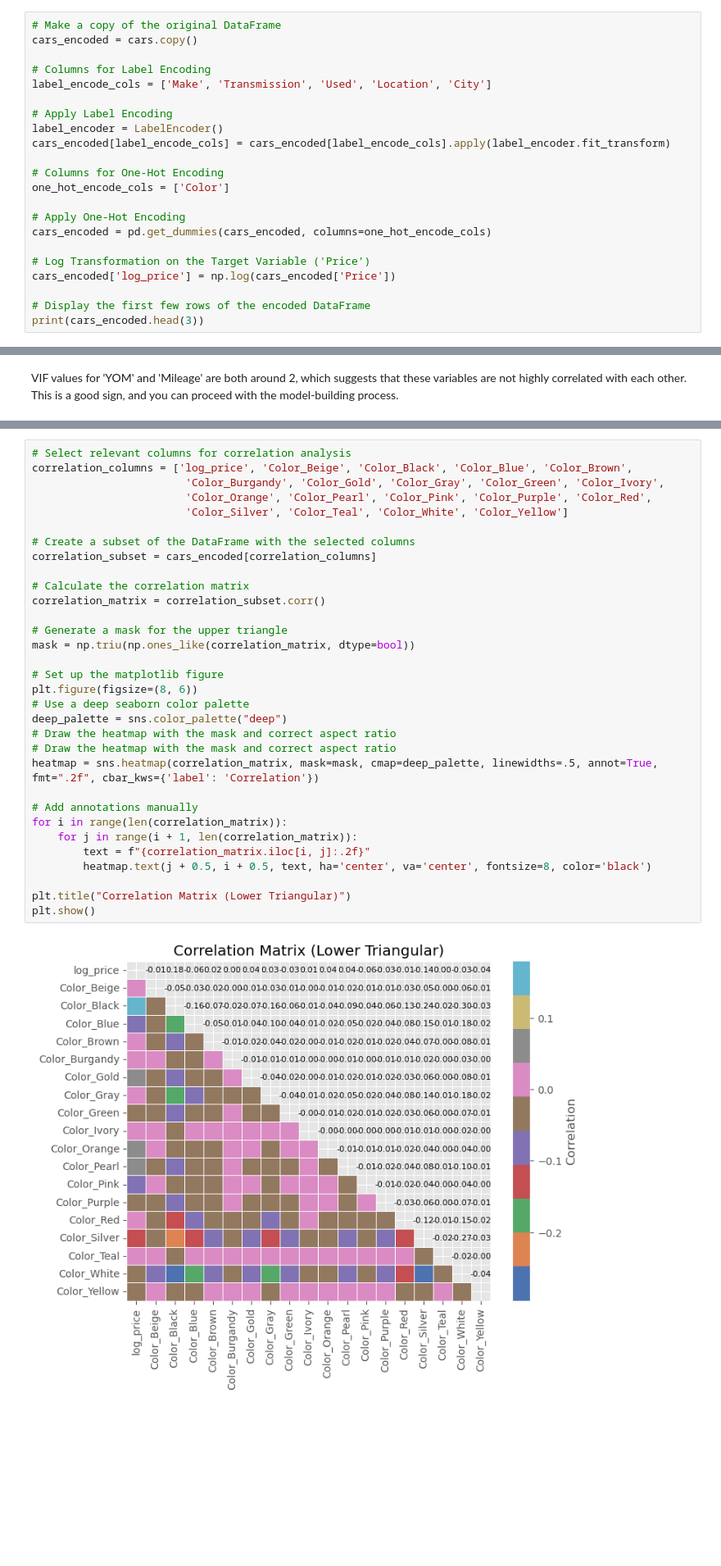
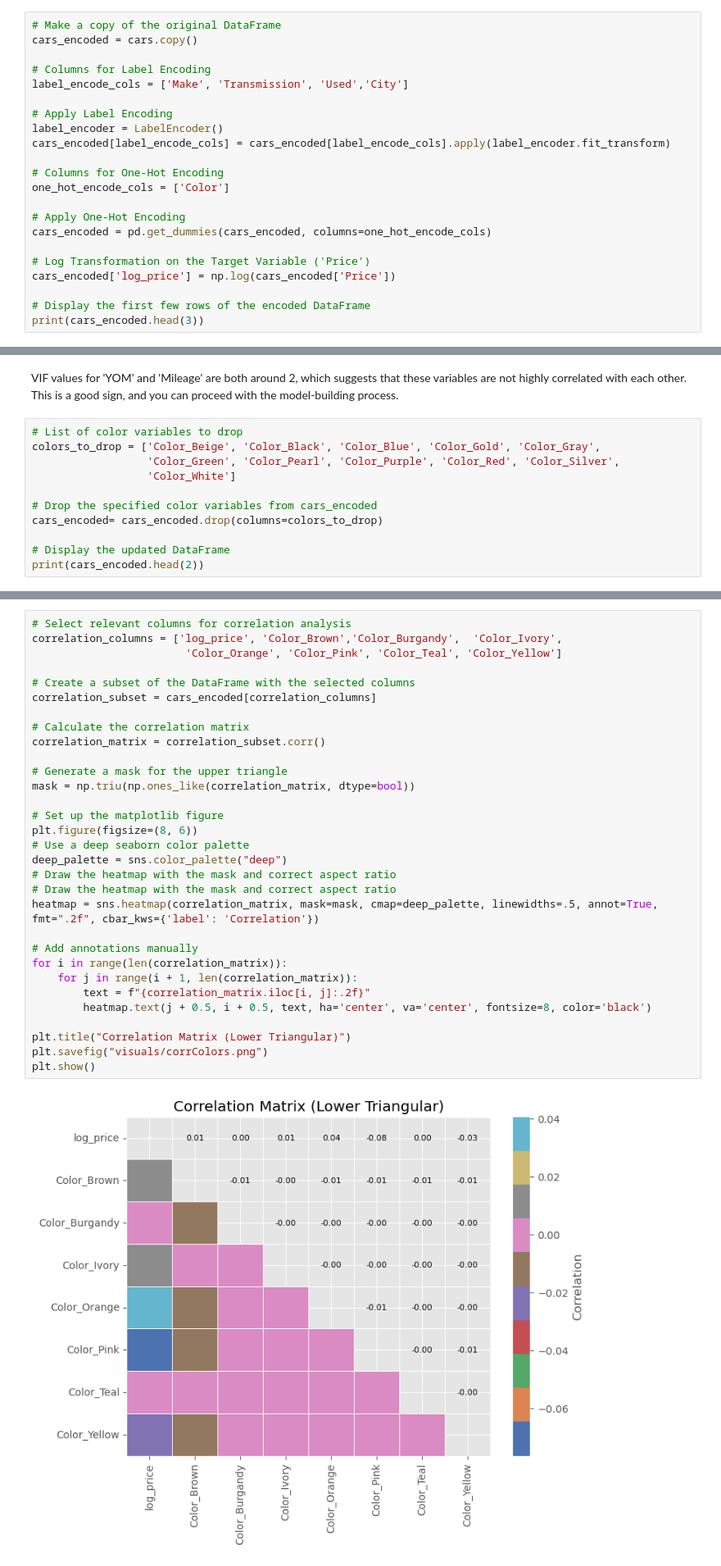
Before and after one commit to Cynthiachelangat/groupcarproject, a Jupyter notebook: model.ipynb, the cells around one changed output, grey strips where cells are left out. Shown at 82% size. Saved outputs shown, nothing was run; the diff lists cells and outputs as text; blank space fills up the shorter version.

```diff
--- a/model.ipynb
+++ b/model.ipynb
@@ -631,7 +634,7 @@ In summary, all the p-values are very close to zero, suggesting that each catego
 cars_encoded = cars.copy()
 
 # Columns for Label Encoding
-label_encode_cols = ['Make', 'Transmission', 'Used', 'Location', 'City']
+label_encode_cols = ['Make', 'Transmission', 'Used','City']
 
 # Apply Label Encoding
 label_encoder = LabelEncoder()
@@ -752,2 +755,13 @@ print(vif_result)
 # %% [markdown]
 VIF values for 'YOM' and 'Mileage' are both around 2, which suggests that these variables are not highly correlated with each other. This is a good sign, and you can proceed with the model-building process.
+# %%
+# List of color variables to drop
+colors_to_drop = ['Color_Beige', 'Color_Black', 'Color_Blue', 'Color_Gold', 'Color_Gray',
+                  'Color_Green', 'Color_Pearl', 'Color_Purple', 'Color_Red', 'Color_Silver',
+                  'Color_White']
+
+# Drop the specified color variables from cars_encoded
+cars_encoded= cars_encoded.drop(columns=colors_to_drop)
+
+# Display the updated DataFrame
+print(cars_encoded.head(2))
@@ -754,37 +780,36 @@ VIF values for 'YOM' and 'Mileage' are both around 2, which suggests that these
 # %%
 # Select relevant columns for correlation analysis
-correlation_columns = ['log_price', 'Color_Beige', 'Color_Black', 'Color_Blue', 'Color_Brown',
-                        'Color_Burgandy', 'Color_Gold', 'Color_Gray', 'Color_Green', 'Color_Ivory',
-                        'Color_Orange', 'Color_Pearl', 'Color_Pink', 'Color_Purple', 'Color_Red',
-                        'Color_Silver', 'Color_Teal', 'Color_White', 'Color_Yellow']
+correlation_columns = ['log_price', 'Color_Brown','Color_Burgandy',  'Color_Ivory',
+                        'Color_Orange', 'Color_Pink', 'Color_Teal', 'Color_Yellow']
 
 # Create a subset of the DataFrame with the selected columns
 correlation_subset = cars_encoded[correlation_columns]
 
 # Calculate the correlation matrix
 correlation_matrix = correlation_subset.corr()
 
 # Generate a mask for the upper triangle
 mask = np.triu(np.ones_like(correlation_matrix, dtype=bool))
 
 # Set up the matplotlib figure
 plt.figure(figsize=(8, 6))
 # Use a deep seaborn color palette
 deep_palette = sns.color_palette("deep")
 # Draw the heatmap with the mask and correct aspect ratio
 # Draw the heatmap with the mask and correct aspect ratio
 heatmap = sns.heatmap(correlation_matrix, mask=mask, cmap=deep_palette, linewidths=.5, annot=True, fmt=".2f", cbar_kws={'label': 'Correlation'})
 
 # Add annotations manually
 for i in range(len(correlation_matrix)):
     for j in range(i + 1, len(correlation_matrix)):
         text = f"{correlation_matrix.iloc[i, j]:.2f}"
         heatmap.text(j + 0.5, i + 0.5, text, ha='center', va='center', fontsize=8, color='black')
 
 plt.title("Correlation Matrix (Lower Triangular)")
+plt.savefig("visuals/corrColors.png")
 plt.show()
 # %% [output]
-[figure, old version]
+[figure, new version]
 # %% [markdown]
 Color_Beige: A very small negative correlation (-0.01) with 'log_price'.
 Color_Black: A small positive correlation (0.18) with 'log_price'.
```
Also changed, not shown: parts of 48 cells of this notebook, 8 other files.
